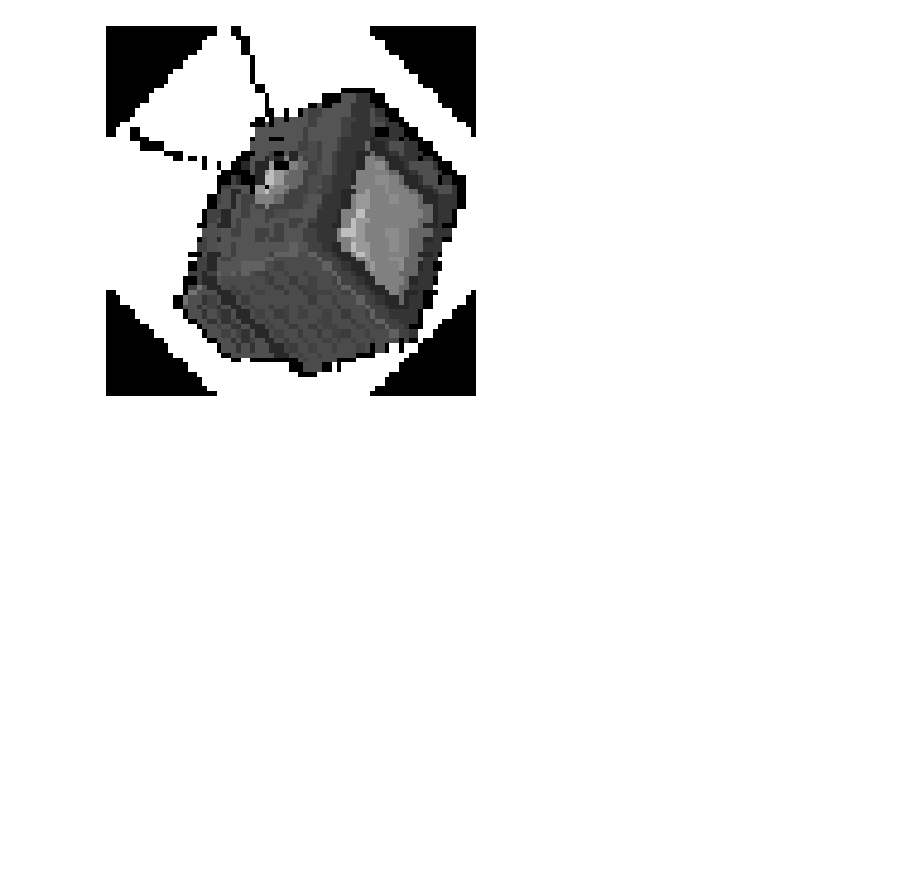
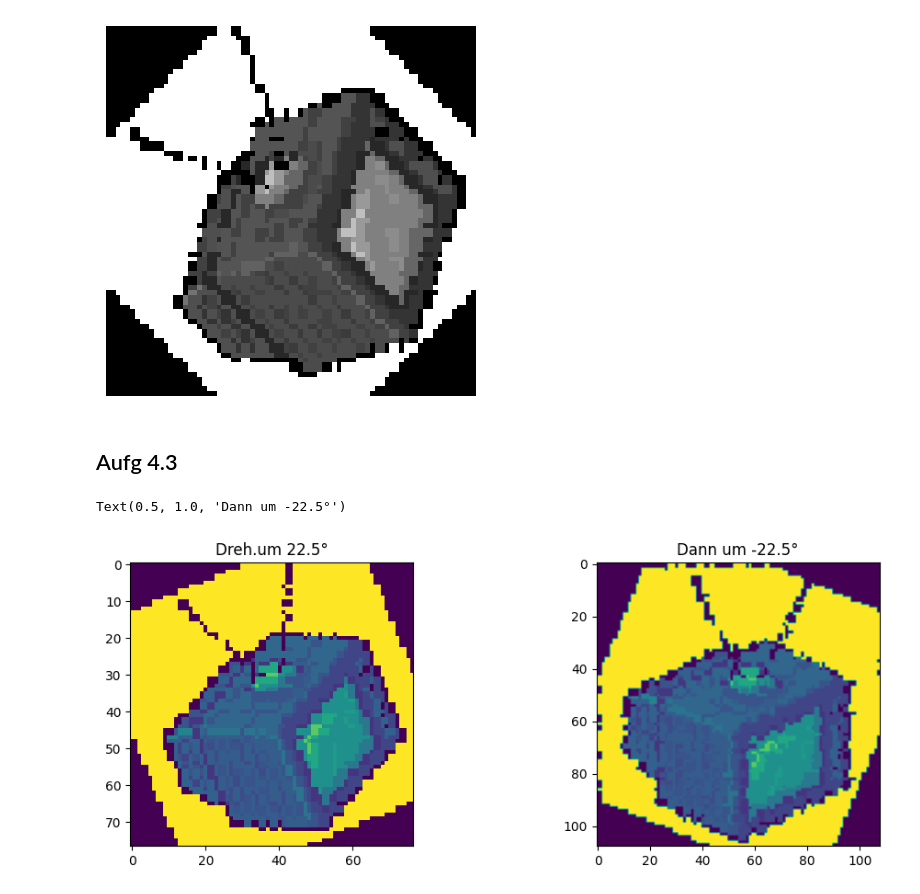
Before and after one commit to Mynna/bv23-wk04, a Jupyter notebook: Blatt04_Aufg04.ipynb, the cells around one changed output. Cells and saved outputs as stored; diff of their text form; code cells hidden in the pictures; blank space fills up the shorter version.

Commit message:
Aufg 4.3 gelöst

```diff
--- a/Blatt04_Aufg04.ipynb
+++ b/Blatt04_Aufg04.ipynb
@@ -127,3 +127,20 @@ plt.show()
 imsave('output_image.jpg', target_image)
 # %% [output]
 [figure]
+# %% [markdown]
+## Aufg 4.3
+# %%
+img=imread('./tv.png')
+step1=rotate_image(img,22.5)
+step2=rotate_image(step1,-22.5)
+
+#Plot the images
+fig,axes =plt.subplots(1,2,figsize=(12,4))
+axes[0].imshow(step1)
+axes[0].set_title('Dreh.um 22.5°')
+
+axes[1].imshow(step2)
+axes[1].set_title('Dann um -22.5°')
+# %% [output]
+Text(0.5, 1.0, 'Dann um -22.5°')
+[figure, added]
```
